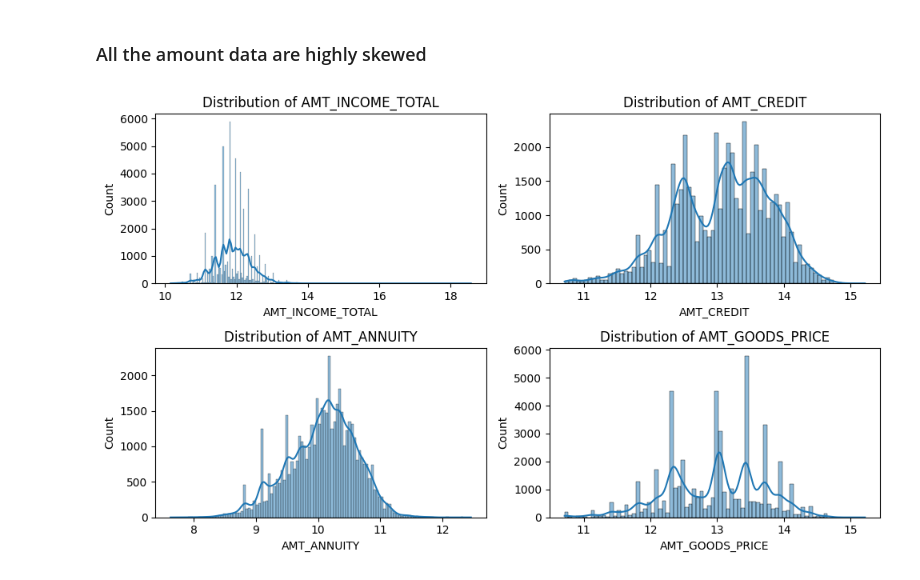
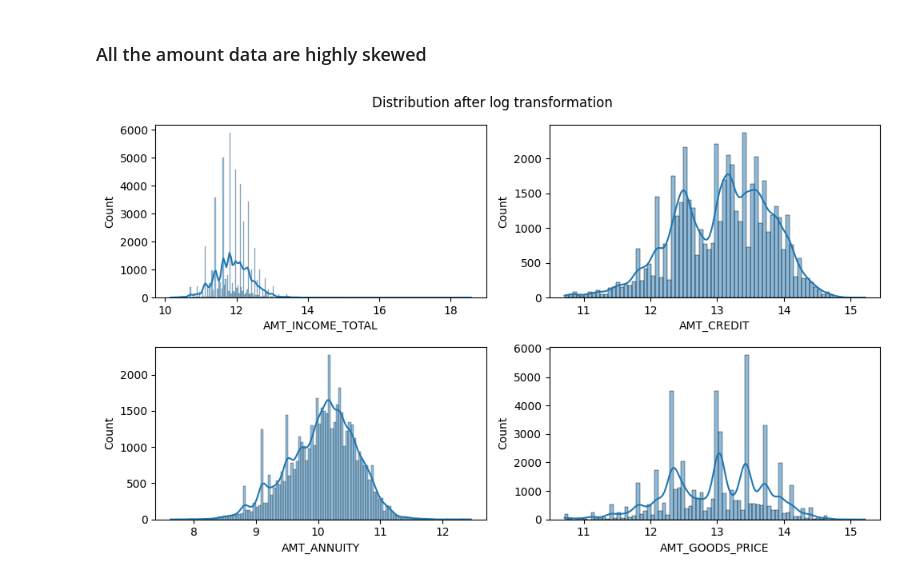
Before and after one commit to adarshlearnngrow/loan-approval-ml, a Jupyter notebook: Python Notebooks/eda.ipynb, the cells around one changed output. Drawn from its saved outputs; the diff is of its cells as text; code cells hidden in the pictures.

```diff
--- a/Python Notebooks/eda.ipynb
+++ b/Python Notebooks/eda.ipynb
@@ -29,7 +26,7 @@ y = app_data['TARGET']
 # %% [markdown]
 Numeric field will need to be standardized before apply pca
 # %%
-numeric_col = [col for col in X.columns if X[col].dtype != 'object' and X[col].nunique() > 2 and col not in ['SK_ID_CURR', 'TARGET']]
+numeric_col = [col for col in app_data.columns if app_data[col].dtype != 'object' and app_data[col].nunique() > 2 and col not in ['SK_ID_CURR', 'TARGET']]
 # %% [markdown]
 ### Class imbalance
 # %%
@@ -53,10 +50,10 @@ plt.show();
 # %%
 fig, ax = plt.subplots(2, 2, figsize=(10, 6))
 ax = ax.flatten()
 for i, col in enumerate(numeric_col[1:5]):
     sns.histplot(np.log1p(app_data[col]), kde=True, ax=ax[i])
-    ax[i].set_title(f'Distribution of {col} after log transformation')
+plt.suptitle(f'Distribution after log transformation')
 plt.tight_layout()
 plt.show();
 # %% [output]
-[figure, old version]
+[figure, new version]
```
Also changed, not shown: parts of 19 cells of this notebook.
